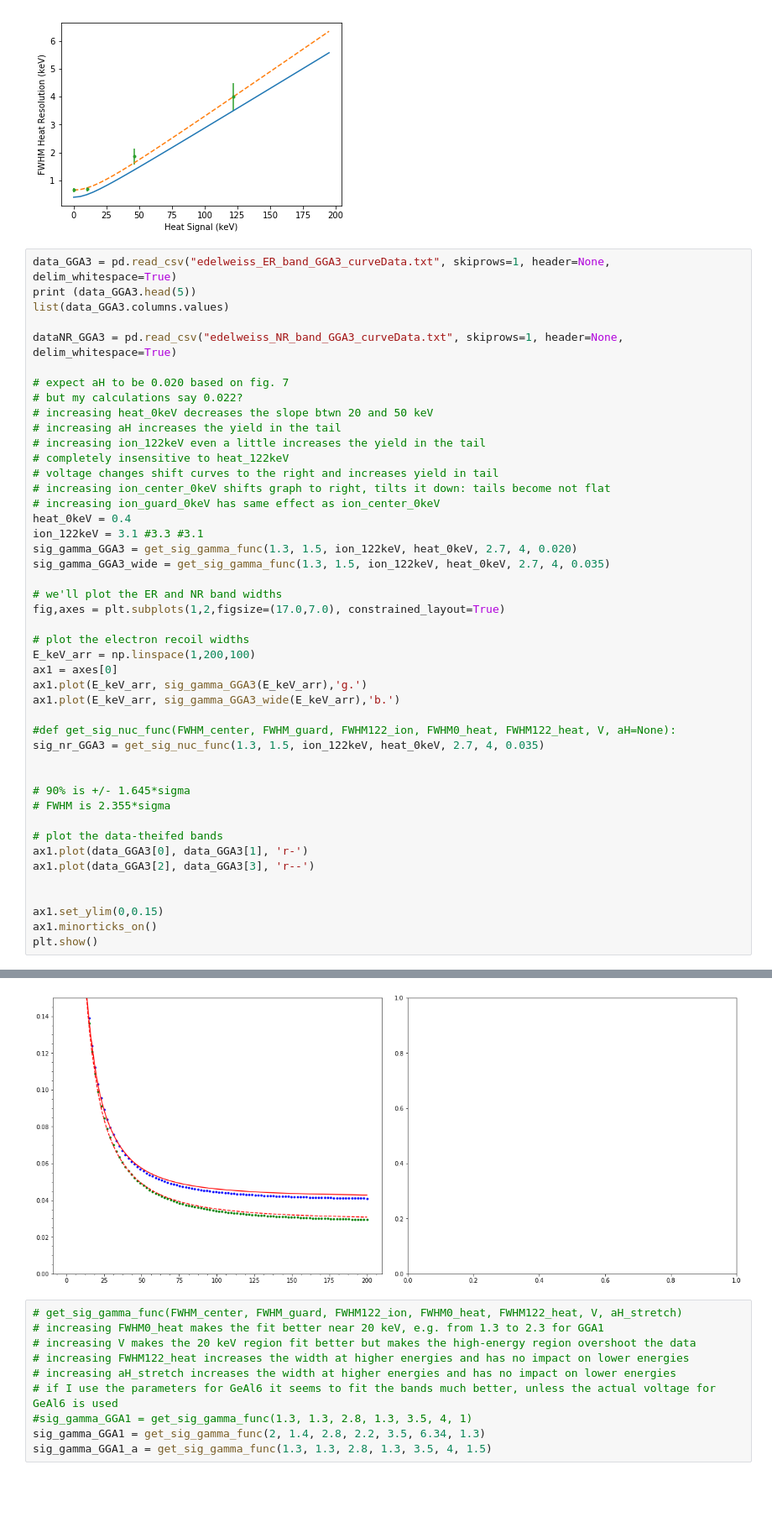
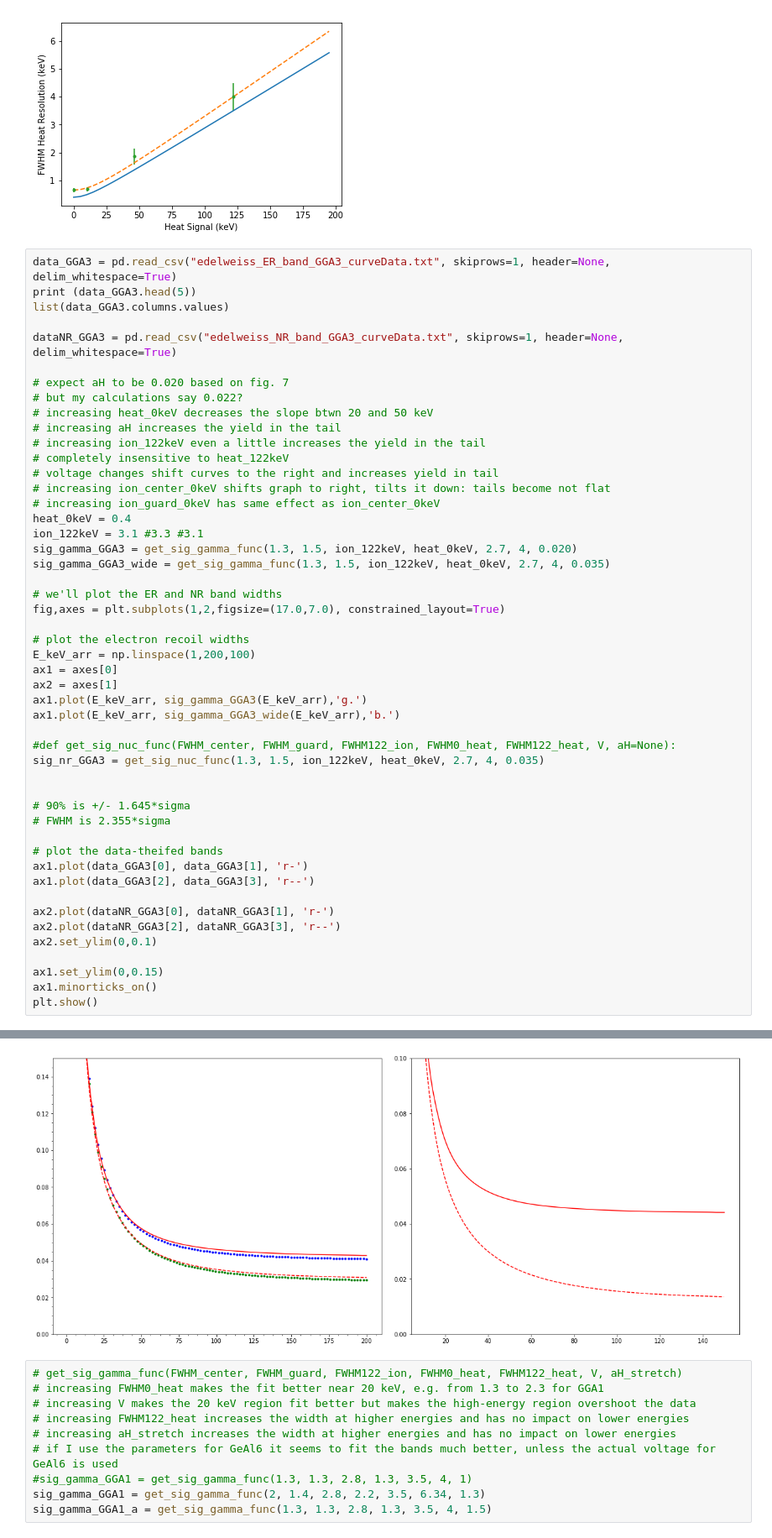
Before and after one commit to villaa/nrFano_Constraint, a Jupyter notebook: Edelweiss_data/Edelweiss_resolution_calculations.ipynb, the cells around one changed output, grey strips where cells are left out. Shown at 84% size. Drawn from its saved outputs; the diff is of its cells as text; blank space fills up the shorter version.

Commit message:
add initial NR band widths plots to Edelweiss_resolution_calculations.ipynb

```diff
--- a/Edelweiss_data/Edelweiss_resolution_calculations.ipynb
+++ b/Edelweiss_data/Edelweiss_resolution_calculations.ipynb
@@ -68,34 +68,38 @@ sig_gamma_GGA3_wide = get_sig_gamma_func(1.3, 1.5, ion_122keV, heat_0keV, 2.7, 4
 fig,axes = plt.subplots(1,2,figsize=(17.0,7.0), constrained_layout=True)
 
 # plot the electron recoil widths
 E_keV_arr = np.linspace(1,200,100)
 ax1 = axes[0]
+ax2 = axes[1]
 ax1.plot(E_keV_arr, sig_gamma_GGA3(E_keV_arr),'g.')
 ax1.plot(E_keV_arr, sig_gamma_GGA3_wide(E_keV_arr),'b.')
 
 #def get_sig_nuc_func(FWHM_center, FWHM_guard, FWHM122_ion, FWHM0_heat, FWHM122_heat, V, aH=None):
 sig_nr_GGA3 = get_sig_nuc_func(1.3, 1.5, ion_122keV, heat_0keV, 2.7, 4, 0.035)
 
 
 # 90% is +/- 1.645*sigma
 # FWHM is 2.355*sigma
 
 # plot the data-theifed bands
 ax1.plot(data_GGA3[0], data_GGA3[1], 'r-')
 ax1.plot(data_GGA3[2], data_GGA3[3], 'r--')
 
+ax2.plot(dataNR_GGA3[0], dataNR_GGA3[1], 'r-')
+ax2.plot(dataNR_GGA3[2], dataNR_GGA3[3], 'r--')
+ax2.set_ylim(0,0.1)
 
 ax1.set_ylim(0,0.15)
 ax1.minorticks_on()
 plt.show()
 # %% [output]
          0         1        2         3
 0  13.6688  0.150150  13.3000  0.150176
 1  13.8758  0.148032  13.5434  0.147970
 2  14.1016  0.145915  13.7869  0.145765
 3  14.3443  0.143799  14.0303  0.143559
 4  14.5870  0.141683  14.2738  0.141354
-[figure, old version]
+[figure, new version]
 # %%
 # get_sig_gamma_func(FWHM_center, FWHM_guard, FWHM122_ion, FWHM0_heat, FWHM122_heat, V, aH_stretch)
 # increasing FWHM0_heat makes the fit better near 20 keV, e.g. from 1.3 to 2.3 for GGA1
```
